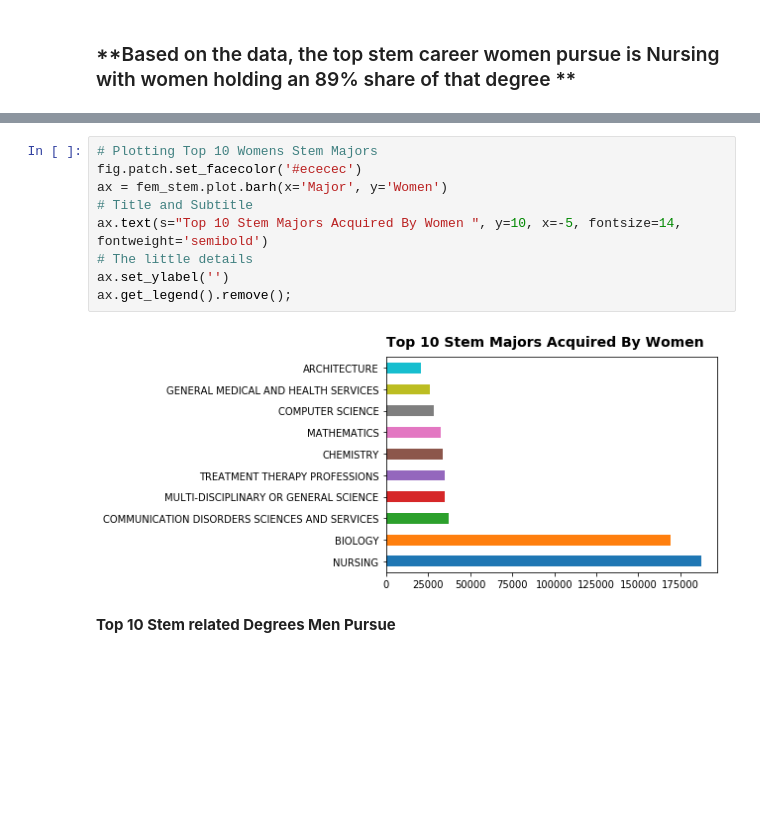
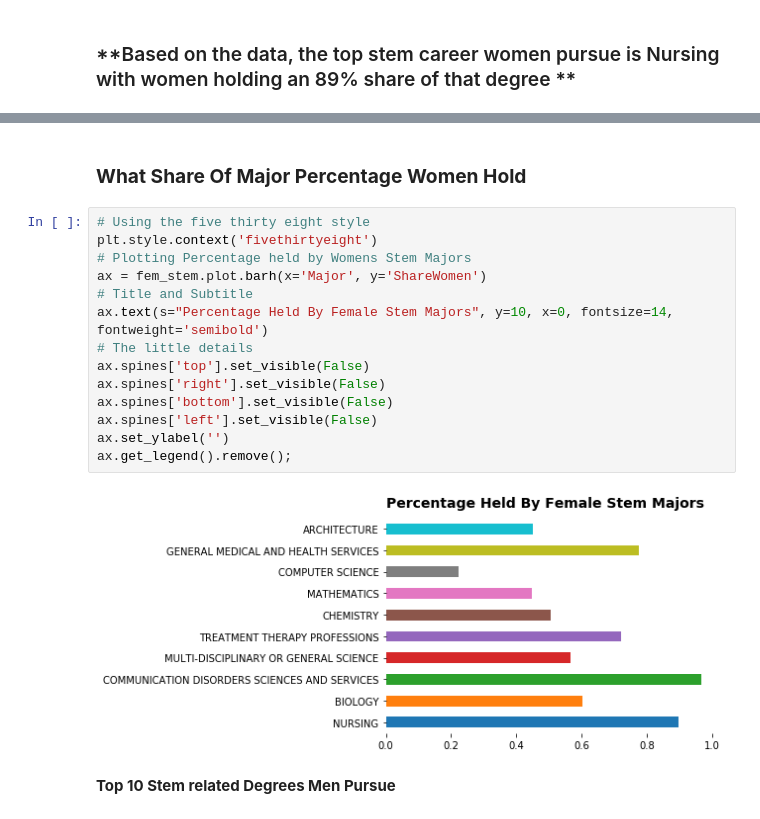
Before and after one commit to LambdaSchool/DS-Unit-1-Sprint-5-Data-Storytelling-Blog-Post, a Jupyter notebook: College_Majors_Theory.ipynb, the cells around one changed output, grey strips where cells are left out. Drawn from its saved outputs; the diff is of its cells as text; blank space fills up the shorter version.

Commit message:
Finalizing the Visuals, Still in Progress

```diff
--- a/College_Majors_Theory.ipynb
+++ b/College_Majors_Theory.ipynb
@@ -386,14 +483,21 @@ fem_stem
+# %% [markdown]
+### **What Share Of Major Percentage Women Hold**
 # %%
-# Plotting Top 10 Womens Stem Majors
-fig.patch.set_facecolor('#ececec')
-ax = fem_stem.plot.barh(x='Major', y='Women')
+# Using the five thirty eight style
+plt.style.context('fivethirtyeight')
+# Plotting Percentage held by Womens Stem Majors
+ax = fem_stem.plot.barh(x='Major', y='ShareWomen')
 # Title and Subtitle
-ax.text(s="Top 10 Stem Majors Acquired By Women ", y=10, x=-5, fontsize=14, fontweight='semibold')
+ax.text(s="Percentage Held By Female Stem Majors", y=10, x=0, fontsize=14, fontweight='semibold')
 # The little details
+ax.spines['top'].set_visible(False)
+ax.spines['right'].set_visible(False)
+ax.spines['bottom'].set_visible(False)
+ax.spines['left'].set_visible(False)
 ax.set_ylabel('')
 ax.get_legend().remove();
 # %% [output]
-[figure, old version]
+[figure, new version]
 # %% [markdown]
 **Top 10 Stem related Degrees Men Pursue**
 # %%
```
Also changed, not shown: parts of 12 cells of this notebook.
